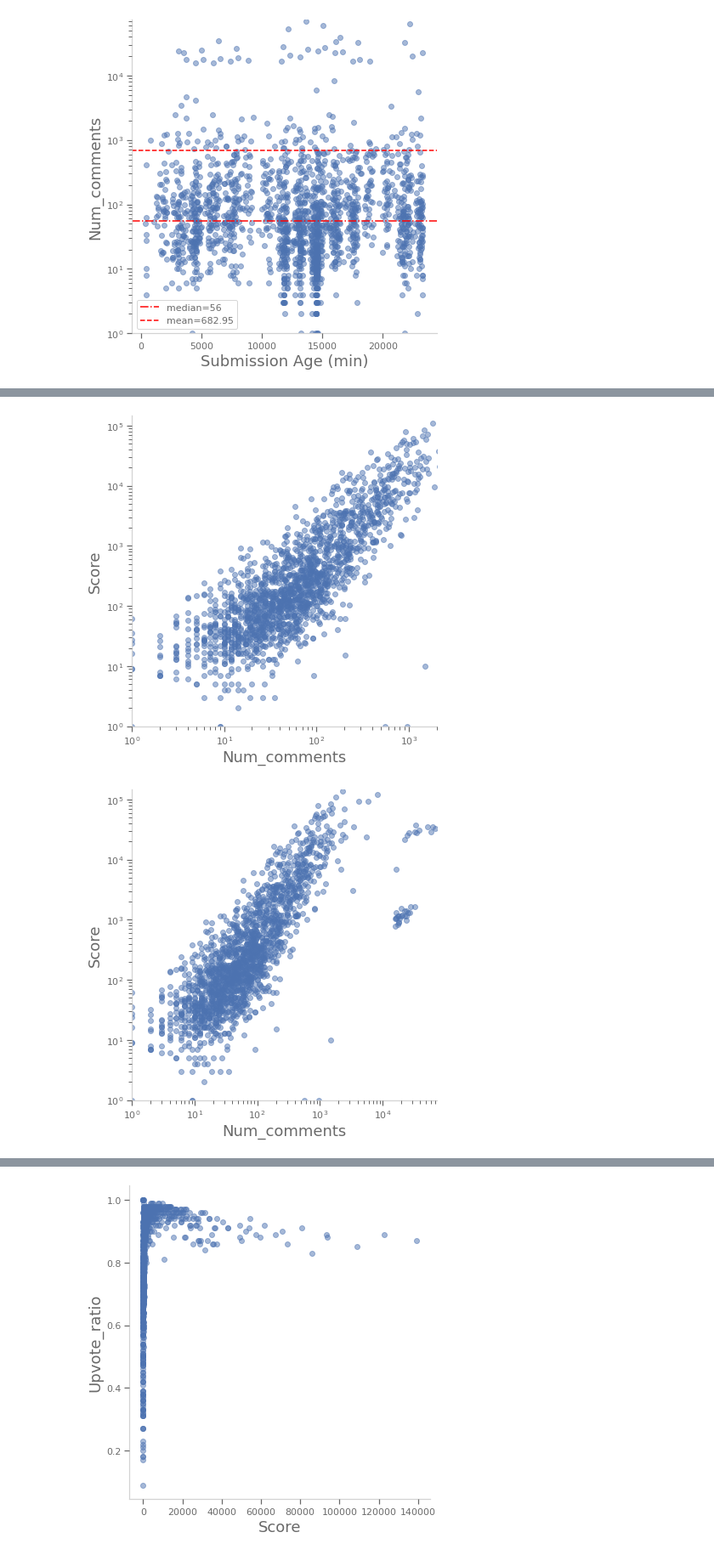
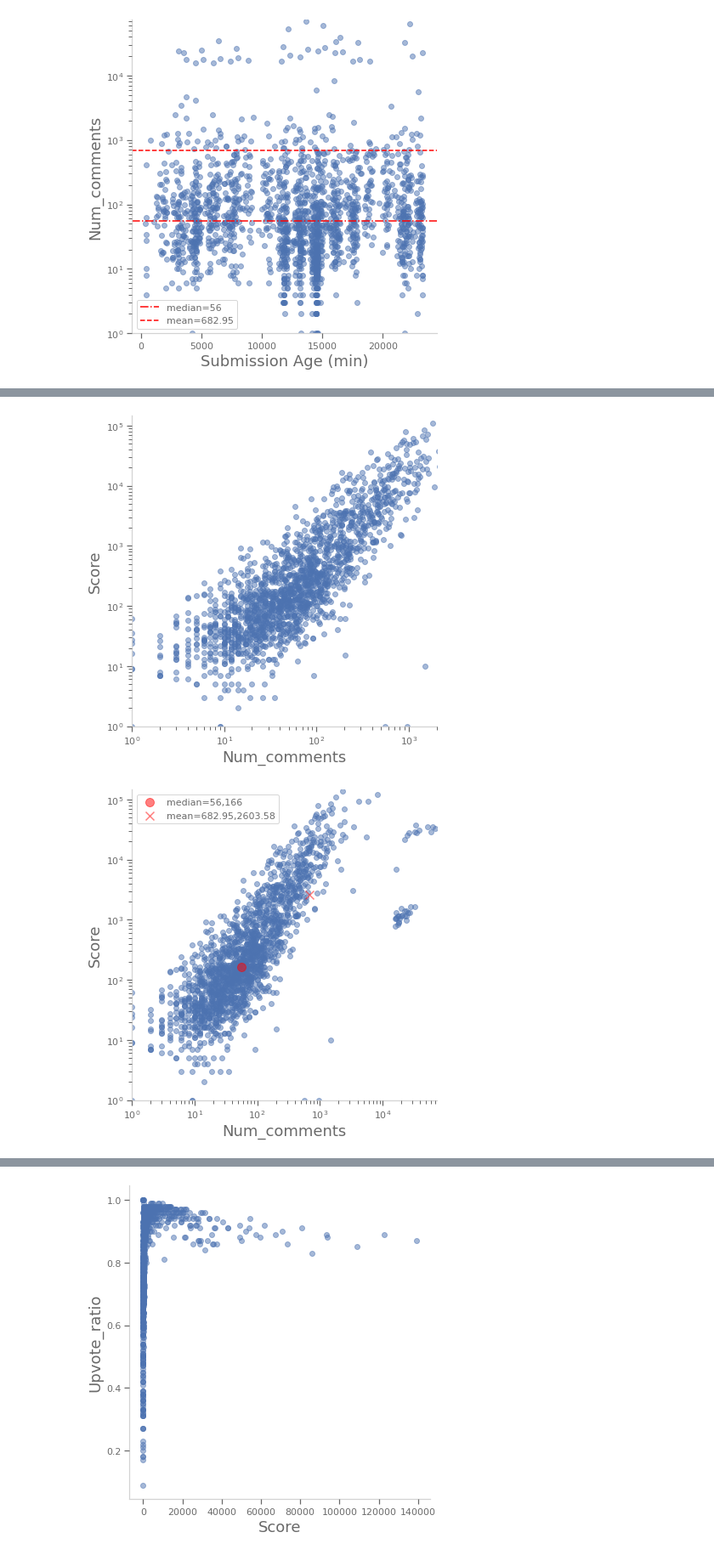
Before and after one commit to AndrewSamaha/WSBAnalysis, a Jupyter notebook: readme-testing.ipynb, the cells around one changed output, grey strips where cells are left out. Shown at 85% size. Drawn from its saved outputs; the diff is of its cells as text; code cells hidden in the pictures.

```diff
--- a/readme-testing.ipynb
+++ b/readme-testing.ipynb
@@ -590,7 +590,7 @@ fig_field_by_age('num_comments',ymin=1,logy=True, ymedian=True, ymean=True)
 [figure]
 [figure]
 # %%
-def fig_field_by_field(fielda='score',fieldb='score',logx=False,logy=False,save=False,ymax=None,ymin=None,ymedian=False,ymean=False,xmax=None,xmin=None):
+def fig_field_by_field(fielda='score',fieldb='score',logx=False,logy=False,save=False,ymax=None,ymin=None,median=False,mean=False,xmax=None,xmin=None):
     '''
     returns the filename of a figure where some field is plotted
     as a function of the age of the post in minutes
@@ -618,15 +618,19 @@ def fig_field_by_field(fielda='score',fieldb='score',logx=False,logy=False,save=
     ax.set_xlabel(fielda.capitalize())
     ax.set_ylabel(fieldb.capitalize())
 
-    if ymedian:
+    if median:
+        median='median'
         from statistics import median
-        ymedian = median(data)
-        ax.axhline(ymedian,c='red',linestyle='-.',label=f'median={round(ymedian,2)}')
+        xmedian = median(fielda_data)
+        ymedian = median(fieldb_data)
+        ax.scatter([xmedian],[ymedian],c='red',marker='o',s=100,label=f'median={round(xmedian,2)},{round(ymedian,2)}',alpha=.5)
 
-    if ymean:
+    if mean:
+        mean='mean'
         from statistics import mean
-        ymean = mean(data)
-        ax.axhline(ymean,c='red',linestyle='--',label=f'mean={round(ymean,2)}')
+        xmean = mean(fielda_data)
+        ymean = mean(fieldb_data)
+        ax.scatter([xmean],[ymean],c='red',marker='x',s=100,label=f'mean={round(xmean,2)},{round(ymean,2)}',alpha=.5)
 
     if ymin!=None:
         plt.gca().set_ylim(bottom=ymin)
@@ -637,36 +641,36 @@ def fig_field_by_field(fielda='score',fieldb='score',logx=False,logy=False,save=
     if xmin!=None:
         plt.gca().set_xlim(left=xmin)
 
     if logx:
         plt.xscale('log')
         logx = '_logx'
     else:
         logx = ''
 
     if logy:
         plt.yscale('log')
         logy = '_logy'
     else:
         logy = ''
-    if ymedian or ymean:
+    if median or mean:
         ax.legend()
 
     _=plt.tight_layout()
     if save:
         filename = f'figures/{fielda}_by_{fieldb}{logx}{logy}{xmax}.png'
         _=plt.savefig(filename)
         print(f'![Figure]({filename})')
         return
 
 fig_field_by_field('num_comments','score')
 fig_field_by_field('num_comments','score',xmax=2_000,xmin=0)
 fig_field_by_field('num_comments','score',xmax=2_000,xmin=1,ymin=1,logx=True,logy=True)
-fig_field_by_field('num_comments','score',logx=True,logy=True,xmin=1,ymin=1)
+fig_field_by_field('num_comments','score',logx=True,logy=True,xmin=1,ymin=1,mean=True,median=True)
 # %% [output]
 [figure]
 [figure]
 [figure]
-[figure, old version]
+[figure, new version]
 # %%
 fig_field_by_field('num_comments','upvote_ratio')
 fig_field_by_field('num_comments','upvote_ratio',xmax=5_000,xmin=0)
```
Also changed, not shown: parts of 1 cell of this notebook, 7 other files.
